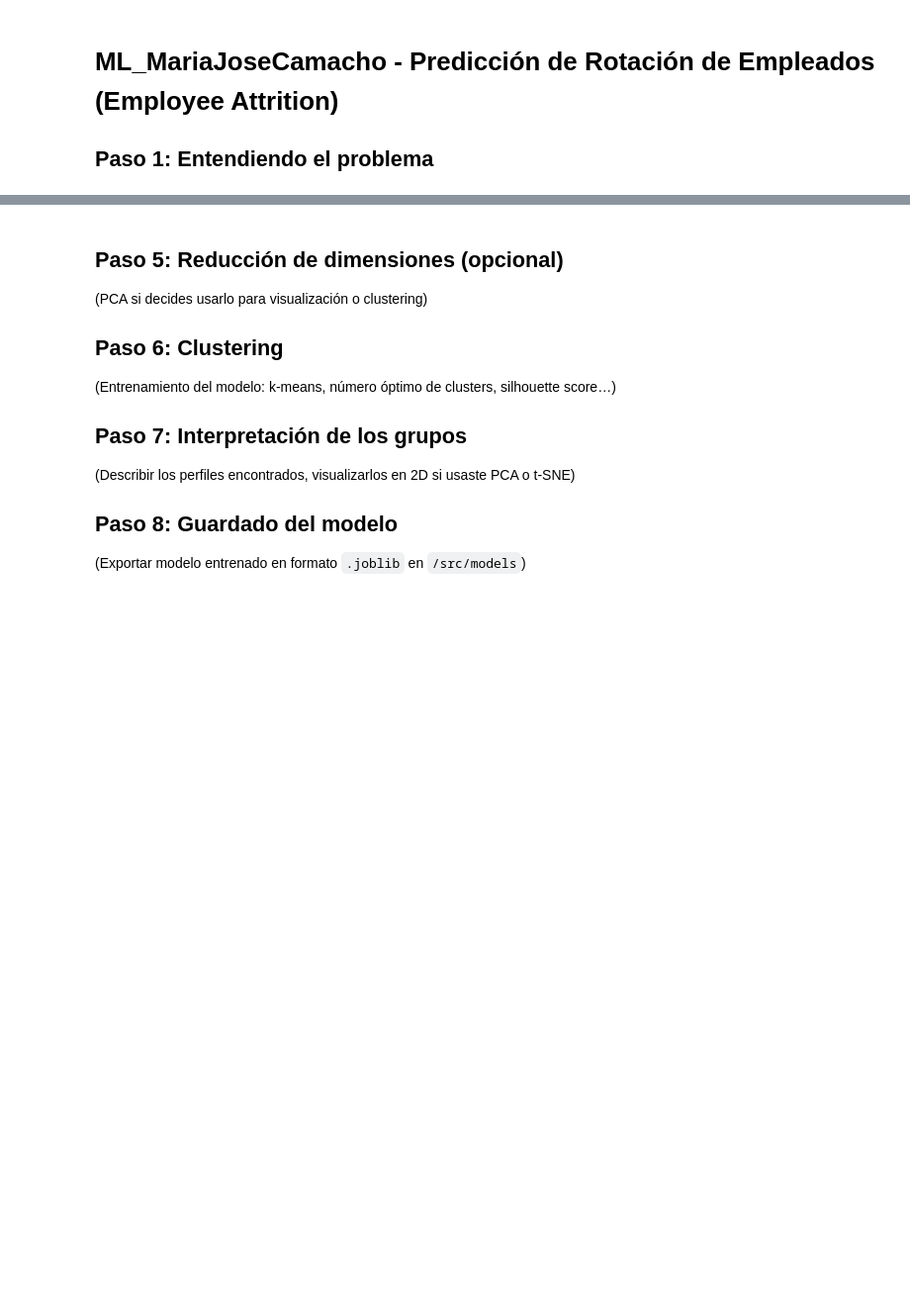
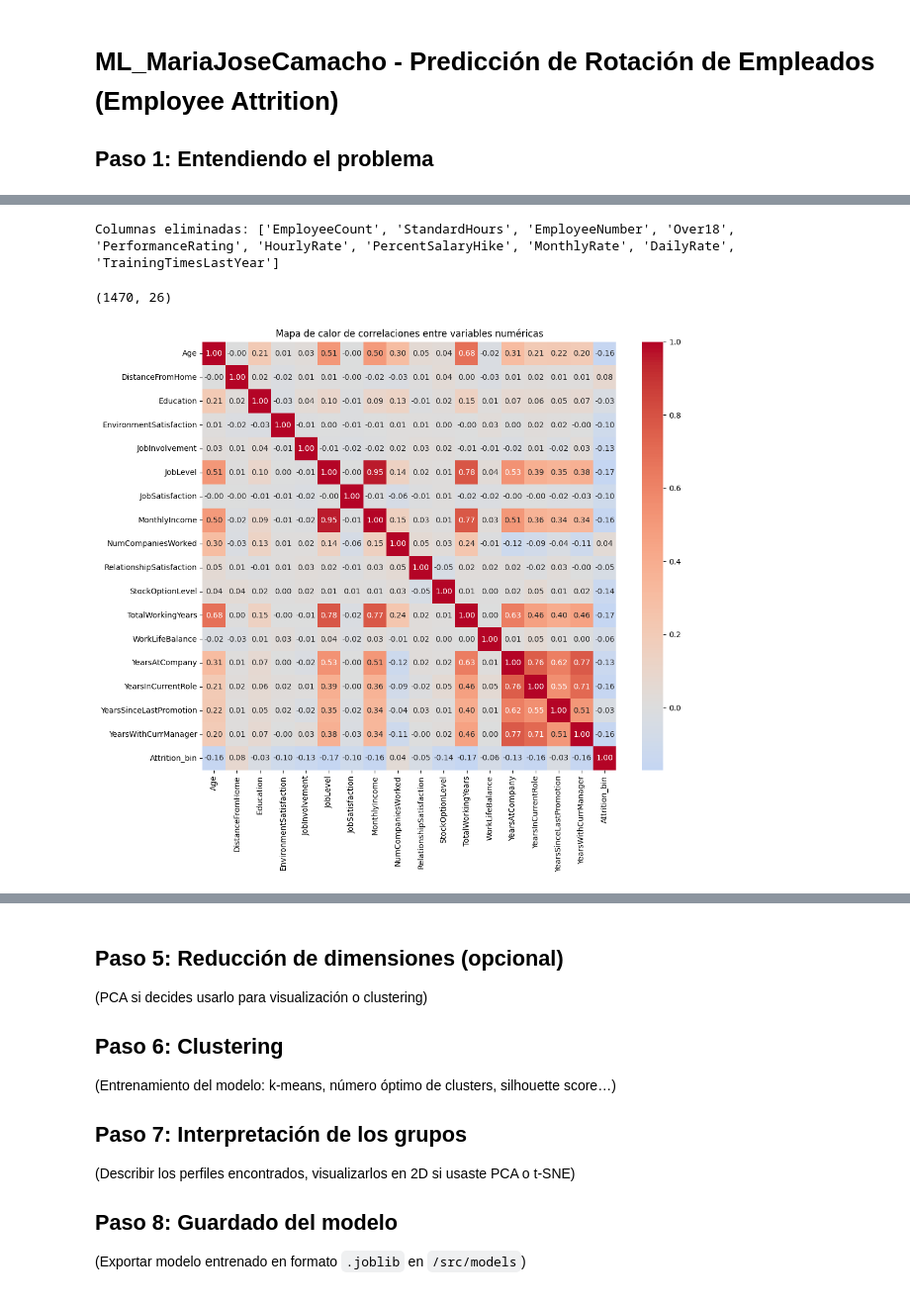
Before and after one commit to MariaJoseCamacho/repositorio_clase, a Jupyter notebook: Project_Break_II_ML/ML_MariaJoseCamachoCano/main.ipynb, the cells around one changed output, grey strips where cells are left out. Shown at 99% size. Cells and saved outputs as stored; diff of their text form; code cells hidden in the pictures; blank space fills up the shorter version.

```diff
--- a/Project_Break_II_ML/ML_MariaJoseCamachoCano/main.ipynb
+++ b/Project_Break_II_ML/ML_MariaJoseCamachoCano/main.ipynb
@@ -117,0 +188,36 @@ Vector de características generado con forma: (670, 36)
+# %%
+# Variables numéricas que eliminaremos por baja correlación o poca variabilidad
+cols_a_eliminar = [
+    'EmployeeCount',       # constante (1 para todos)
+    'StandardHours',       # constante (80 para todos)
+    'EmployeeNumber',      # ID único, no aporta info útil
+    'Over18'               # si existe, generalmente constante
+]
+
+# Algunas variables con correlación casi nula o negativa pueden eliminarse también:
+cols_baja_corr = [
+    'PerformanceRating',
+    'HourlyRate',
+    'PercentSalaryHike',
+    'MonthlyRate',
+    'DailyRate',
+    'TrainingTimesLastYear'
+]
+
+cols_a_eliminar += cols_baja_corr
+
+# Eliminamos esas columnas del dataframe para el análisis/modelado posterior
+dfnew = df.drop(columns=cols_a_eliminar)
+
+print(f"Columnas eliminadas: {cols_a_eliminar}")
+dfnew.shape
+# %% [output]
+Columnas eliminadas: ['EmployeeCount', 'StandardHours', 'EmployeeNumber', 'Over18', 'PerformanceRating', 'HourlyRate', 'PercentSalaryHike', 'MonthlyRate', 'DailyRate', 'TrainingTimesLastYear']
+(1470, 26)
+# %%
+plt.figure(figsize=(12,10))
+sns.heatmap(dfnew.select_dtypes(include=['int64', 'float64']).corr(), annot=True, fmt=".2f", cmap="coolwarm", center=0)
+plt.title("Mapa de calor de correlaciones entre variables numéricas")
+plt.show()
+# %% [output]
+[figure, added]
```
Also changed, not shown: parts of 28 cells of this notebook, 3 other files.
